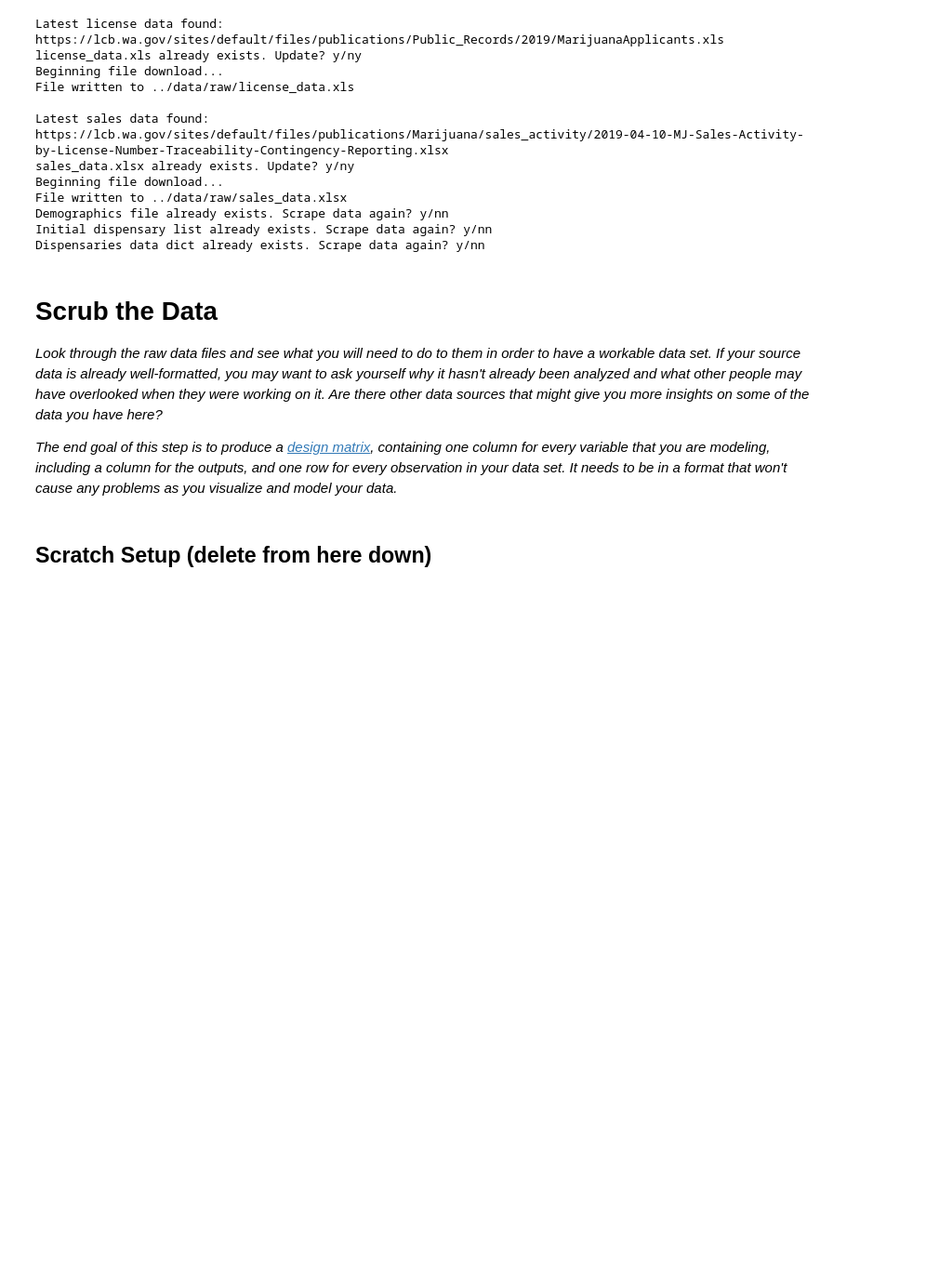
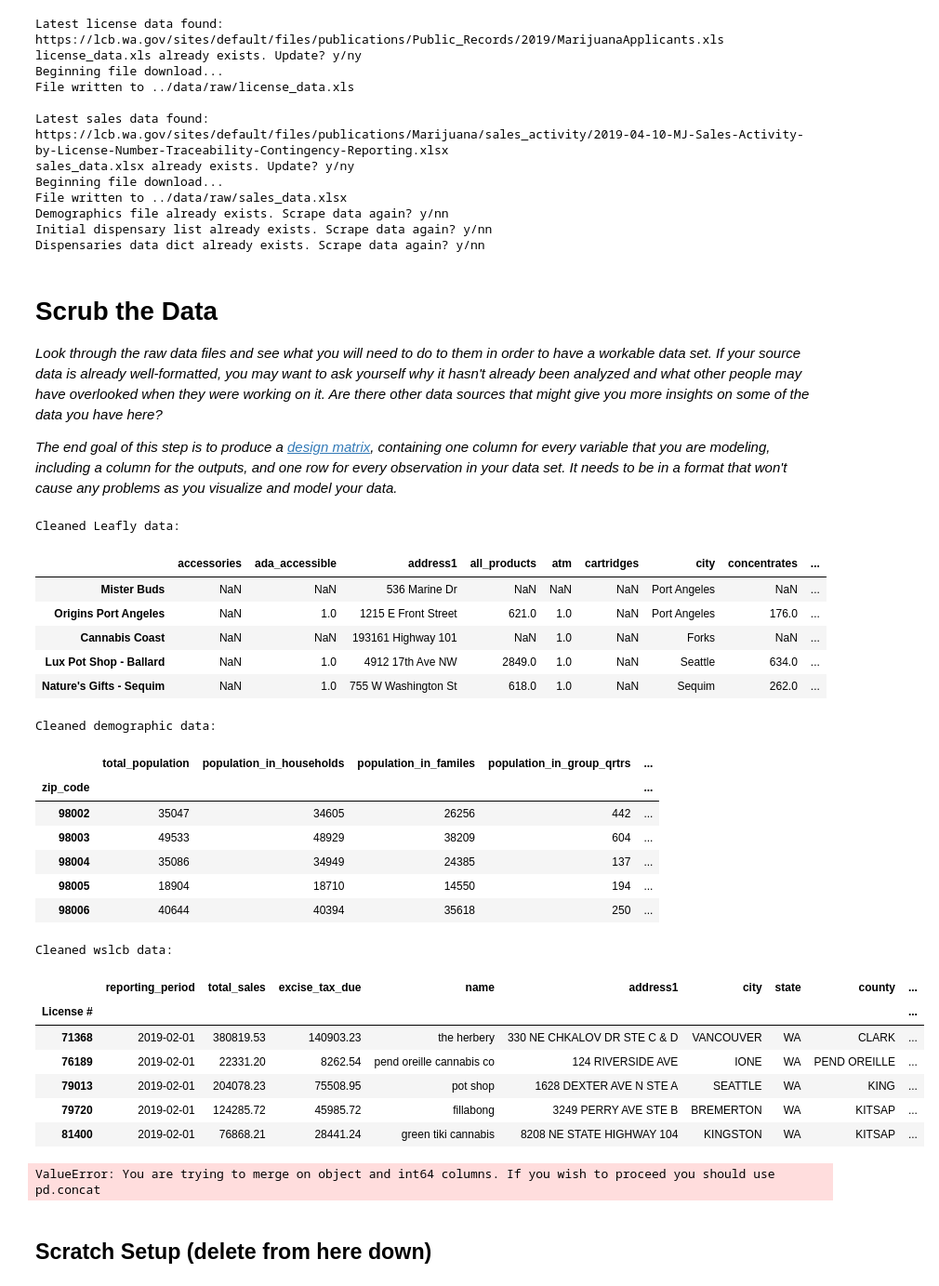
Before and after one commit to BotScutters/dispensary-predictions, a Jupyter notebook: notebooks/mvp.ipynb, the cells around one changed output. Shown at 93% size. Cells and saved outputs as stored; diff of their text form; code cells hidden in the pictures; blank space fills up the shorter version.

Commit message:
cleaned all datasets

```diff
--- a/notebooks/mvp.ipynb
+++ b/notebooks/mvp.ipynb
@@ -652,6 +764,33 @@ def run():
 
     print('\nData acquisition complete.\n')
     return
+# %%
+run()
+# %% [output]
+Cleaned Leafly data:
+|  | accessories | ada_accessible | address1 | all_products | atm | cartridges | city | concentrates | ... |
+| Mister Buds | NaN | NaN | 536 Marine Dr | NaN | NaN | NaN | Port Angeles | NaN | ... |
+| Origins Port Angeles | NaN | 1.0 | 1215 E Front Street | 621.0 | 1.0 | NaN | Port Angeles | 176.0 | ... |
+| Cannabis Coast | NaN | NaN | 193161 Highway 101 | NaN | 1.0 | NaN | Forks | NaN | ... |
+| Lux Pot Shop - Ballard | NaN | 1.0 | 4912 17th Ave NW | 2849.0 | 1.0 | NaN | Seattle | 634.0 | ... |
+| Nature's Gifts - Sequim | NaN | 1.0 | 755 W Washington St | 618.0 | 1.0 | NaN | Sequim | 262.0 | ... |
+Cleaned demographic data:
+|  | total_population | population_in_households | population_in_familes | population_in_group_qrtrs | ... |
+| zip_code |  |  |  |  | ... |
+| 98002 | 35047 | 34605 | 26256 | 442 | ... |
+| 98003 | 49533 | 48929 | 38209 | 604 | ... |
+| 98004 | 35086 | 34949 | 24385 | 137 | ... |
+| 98005 | 18904 | 18710 | 14550 | 194 | ... |
+| 98006 | 40644 | 40394 | 35618 | 250 | ... |
+Cleaned wslcb data:
+|  | reporting_period | total_sales | excise_tax_due | name | address1 | city | state | county | ... |
+| License # |  |  |  |  |  |  |  |  | ... |
+| 71368 | 2019-02-01 | 380819.53 | 140903.23 | the herbery | 330 NE CHKALOV DR STE C & D | VANCOUVER | WA | CLARK | ... |
+| 76189 | 2019-02-01 | 22331.20 | 8262.54 | pend oreille cannabis co | 124 RIVERSIDE AVE | IONE | WA | PEND OREILLE | ... |
+| 79013 | 2019-02-01 | 204078.23 | 75508.95 | pot shop | 1628 DEXTER AVE N STE A | SEATTLE | WA | KING | ... |
+| 79720 | 2019-02-01 | 124285.72 | 45985.72 | fillabong | 3249 PERRY AVE STE B | BREMERTON | WA | KITSAP | ... |
+| 81400 | 2019-02-01 | 76868.21 | 28441.24 | green tiki cannabis | 8208 NE STATE HIGHWAY 104 | KINGSTON | WA | KITSAP | ... |
+ValueError: You are trying to merge on object and int64 columns. If you wish to proceed you should use pd.concat
 # %% [markdown]
 ## Scratch Setup (delete from here down)
 # %%
```
Also changed, not shown: parts of 11 cells of this notebook.
